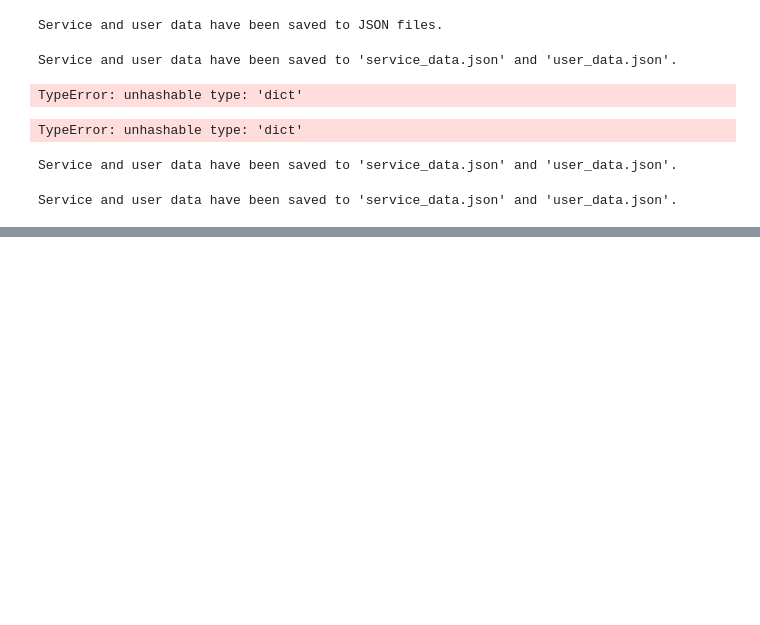
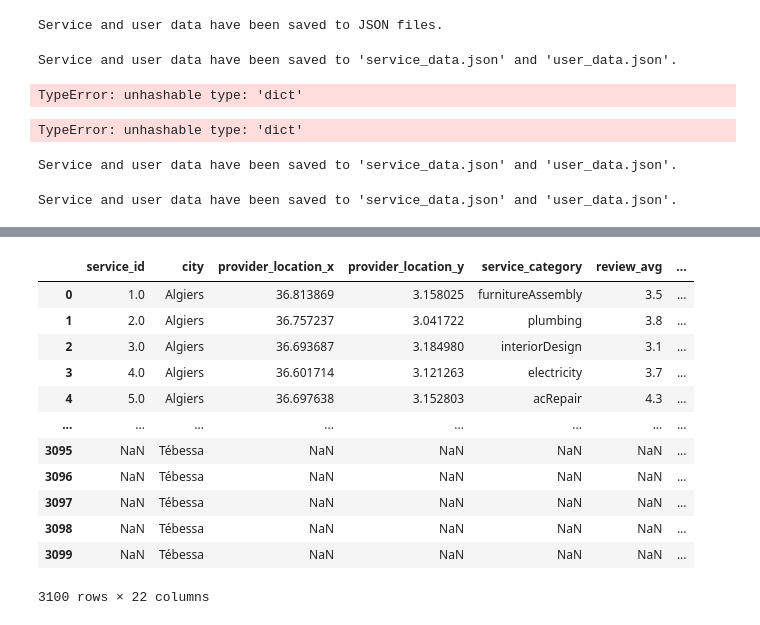
Before and after one commit to zyx721/E-ServicesHub, a Jupyter notebook: code/backend/AI_Recomendation_System/devloping_it/Untitled.ipynb, the cells around one changed output, grey strips where cells are left out. Saved outputs shown, nothing was run; the diff lists cells and outputs as text; code cells hidden in the pictures; blank space fills up the shorter version.

```diff
--- a/code/backend/AI_Recomendation_System/devloping_it/Untitled.ipynb
+++ b/code/backend/AI_Recomendation_System/devloping_it/Untitled.ipynb
@@ -1719,0 +2000,16 @@ Service and user data have been saved to 'service_data.json' and 'user_data.json
+# %%
+combined_df
+# %% [output]
+|  | service_id | city | provider_location_x | provider_location_y | service_category | review_avg | ... |
+| 0 | 1.0 | Algiers | 36.813869 | 3.158025 | furnitureAssembly | 3.5 | ... |
+| 1 | 2.0 | Algiers | 36.757237 | 3.041722 | plumbing | 3.8 | ... |
+| 2 | 3.0 | Algiers | 36.693687 | 3.184980 | interiorDesign | 3.1 | ... |
+| 3 | 4.0 | Algiers | 36.601714 | 3.121263 | electricity | 3.7 | ... |
+| 4 | 5.0 | Algiers | 36.697638 | 3.152803 | acRepair | 4.3 | ... |
+| ... | ... | ... | ... | ... | ... | ... | ... |
+| 3095 | NaN | Tébessa | NaN | NaN | NaN | NaN | ... |
+| 3096 | NaN | Tébessa | NaN | NaN | NaN | NaN | ... |
+| 3097 | NaN | Tébessa | NaN | NaN | NaN | NaN | ... |
+| 3098 | NaN | Tébessa | NaN | NaN | NaN | NaN | ... |
+| 3099 | NaN | Tébessa | NaN | NaN | NaN | NaN | ... |
+3100 rows × 22 columns
```
Also changed, not shown: parts of 2 cells of this notebook, 3 other files.
